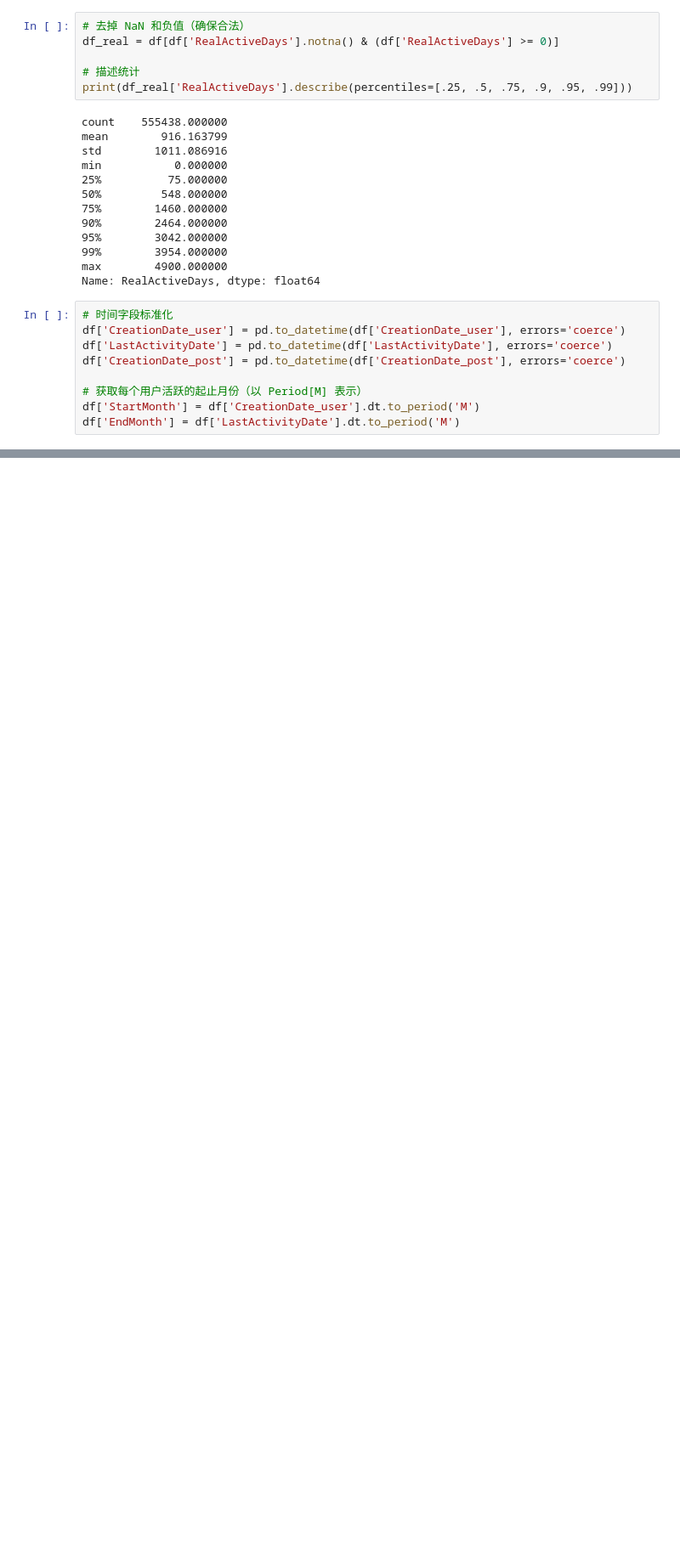
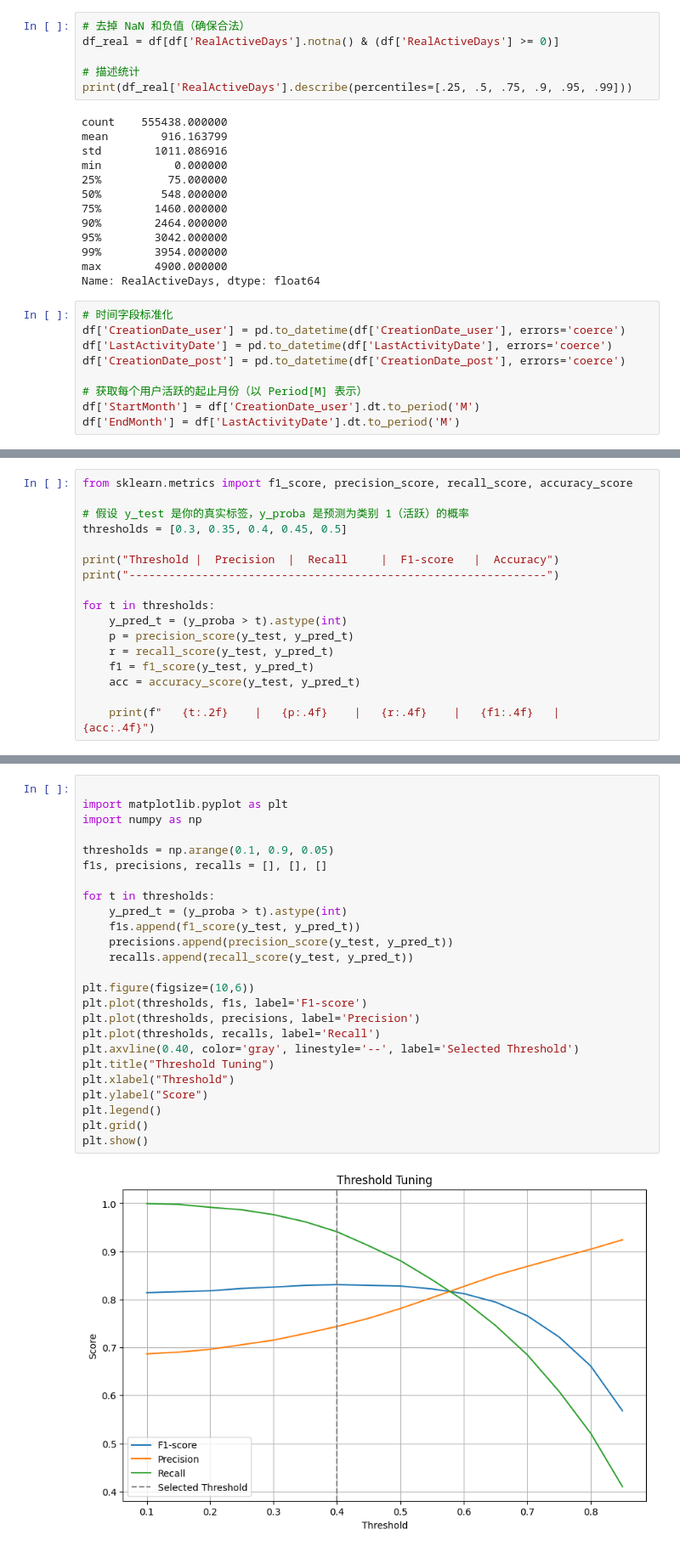
Before and after one commit to QiaNiang/Data-Mining-Stackexchange, a Jupyter notebook: Predictive_Mining/User_prediction.ipynb, the cells around one changed output, grey strips where cells are left out. Shown: that part at 85% size. Saved outputs shown, nothing was run; the diff lists cells and outputs as text; blank space fills up the shorter version.

```diff
--- a/Predictive_Mining/User_prediction.ipynb
+++ b/Predictive_Mining/User_prediction.ipynb
@@ -151,0 +262,17 @@ ValueError: Invalid classes inferred from unique values of `y`.  Expected: [0],
+# %%
+from sklearn.metrics import f1_score, precision_score, recall_score, accuracy_score
+
+# 假设 y_test 是你的真实标签，y_proba 是预测为类别 1（活跃）的概率
+thresholds = [0.3, 0.35, 0.4, 0.45, 0.5]
+
+print("Threshold |  Precision  |  Recall     |  F1-score   |  Accuracy")
+print("---------------------------------------------------------------")
+
+for t in thresholds:
+    y_pred_t = (y_proba > t).astype(int)
+    p = precision_score(y_test, y_pred_t)
+    r = recall_score(y_test, y_pred_t)
+    f1 = f1_score(y_test, y_pred_t)
+    acc = accuracy_score(y_test, y_pred_t)
+
+    print(f"   {t:.2f}    |   {p:.4f}    |   {r:.4f}    |   {f1:.4f}   |   {acc:.4f}")
@@ -151,0 +290,27 @@ ValueError: Invalid classes inferred from unique values of `y`.  Expected: [0],
+# %%
+
+import matplotlib.pyplot as plt
+import numpy as np
+
+thresholds = np.arange(0.1, 0.9, 0.05)
+f1s, precisions, recalls = [], [], []
+
+for t in thresholds:
+    y_pred_t = (y_proba > t).astype(int)
+    f1s.append(f1_score(y_test, y_pred_t))
+    precisions.append(precision_score(y_test, y_pred_t))
+    recalls.append(recall_score(y_test, y_pred_t))
+
+plt.figure(figsize=(10,6))
+plt.plot(thresholds, f1s, label='F1-score')
+plt.plot(thresholds, precisions, label='Precision')
+plt.plot(thresholds, recalls, label='Recall')
+plt.axvline(0.40, color='gray', linestyle='--', label='Selected Threshold')
+plt.title("Threshold Tuning")
+plt.xlabel("Threshold")
+plt.ylabel("Score")
+plt.legend()
+plt.grid()
+plt.show()
+# %% [output]
+[figure, added]
```
Also changed, not shown: parts of 16 cells of this notebook.
